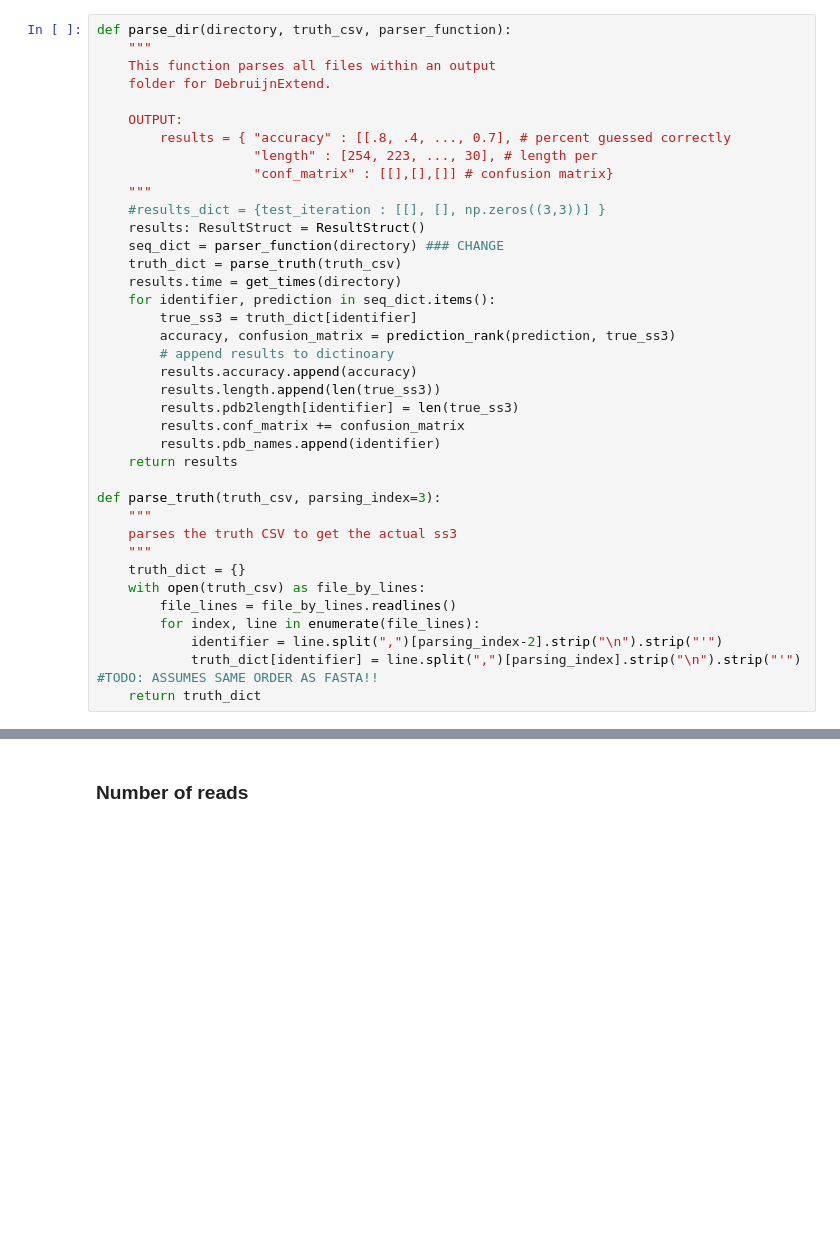
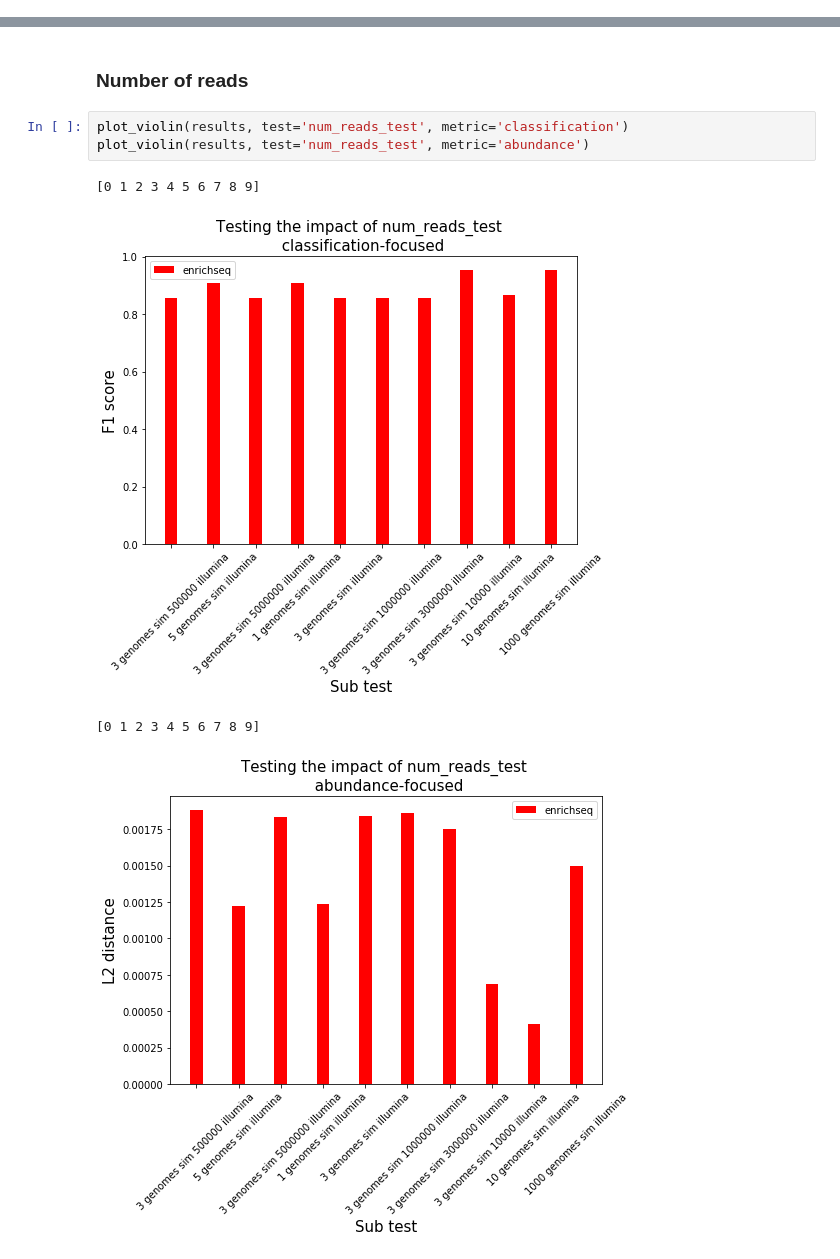
Before and after one commit to Dreycey/Phage-EnrichSeq, a Jupyter notebook: src/benchmarking/Benchmarking_Notebook.ipynb, the cells around one changed output, grey strips where cells are left out. Cells and saved outputs as stored; diff of their text form; blank space fills up the shorter version.

```diff
--- a/src/benchmarking/Benchmarking_Notebook.ipynb
+++ b/src/benchmarking/Benchmarking_Notebook.ipynb
@@ -146,38 +236,0 @@ class ResultStruct:
-# %%
-def parse_dir(directory, truth_csv, parser_function):
-    """
-    This function parses all files within an output
-    folder for DebruijnExtend.
-
-    OUTPUT:
-        results = { "accuracy" : [[.8, .4, ..., 0.7], # percent guessed correctly
-                    "length" : [254, 223, ..., 30], # length per
-                    "conf_matrix" : [[],[],[]] # confusion matrix}
-    """
-    #results_dict = {test_iteration : [[], [], np.zeros((3,3))] }
-    results: ResultStruct = ResultStruct()
-    seq_dict = parser_function(directory) ### CHANGE
-    truth_dict = parse_truth(truth_csv)
-    results.time = get_times(directory)
-    for identifier, prediction in seq_dict.items():
-        true_ss3 = truth_dict[identifier]
-        accuracy, confusion_matrix = prediction_rank(prediction, true_ss3)
-        # append results to dictinoary
-        results.accuracy.append(accuracy)
-        results.length.append(len(true_ss3))
-        results.pdb2length[identifier] = len(true_ss3)
-        results.conf_matrix += confusion_matrix
-        results.pdb_names.append(identifier)
-    return results
-
-def parse_truth(truth_csv, parsing_index=3):
-    """
-    parses the truth CSV to get the actual ss3
-    """
-    truth_dict = {}
-    with open(truth_csv) as file_by_lines:
-        file_lines = file_by_lines.readlines()
-        for index, line in enumerate(file_lines):
-            identifier = line.split(",")[parsing_index-2].strip("\n").strip("'")
-            truth_dict[identifier] = line.split(",")[parsing_index].strip("\n").strip("'") #TODO: ASSUMES SAME ORDER AS FASTA!!
-    return truth_dict
@@ -215,2 +503,10 @@ This section splits the various benchmarking sections into a clear, concise set
 # %% [markdown]
 ### Number of reads
+# %%
+plot_violin(results, test='num_reads_test', metric='classification')
+plot_violin(results, test='num_reads_test', metric='abundance')
+# %% [output]
+[0 1 2 3 4 5 6 7 8 9]
+[figure, added]
+[0 1 2 3 4 5 6 7 8 9]
+[figure, added]
```
Also changed, not shown: parts of 20 cells of this notebook, 1 other file.
